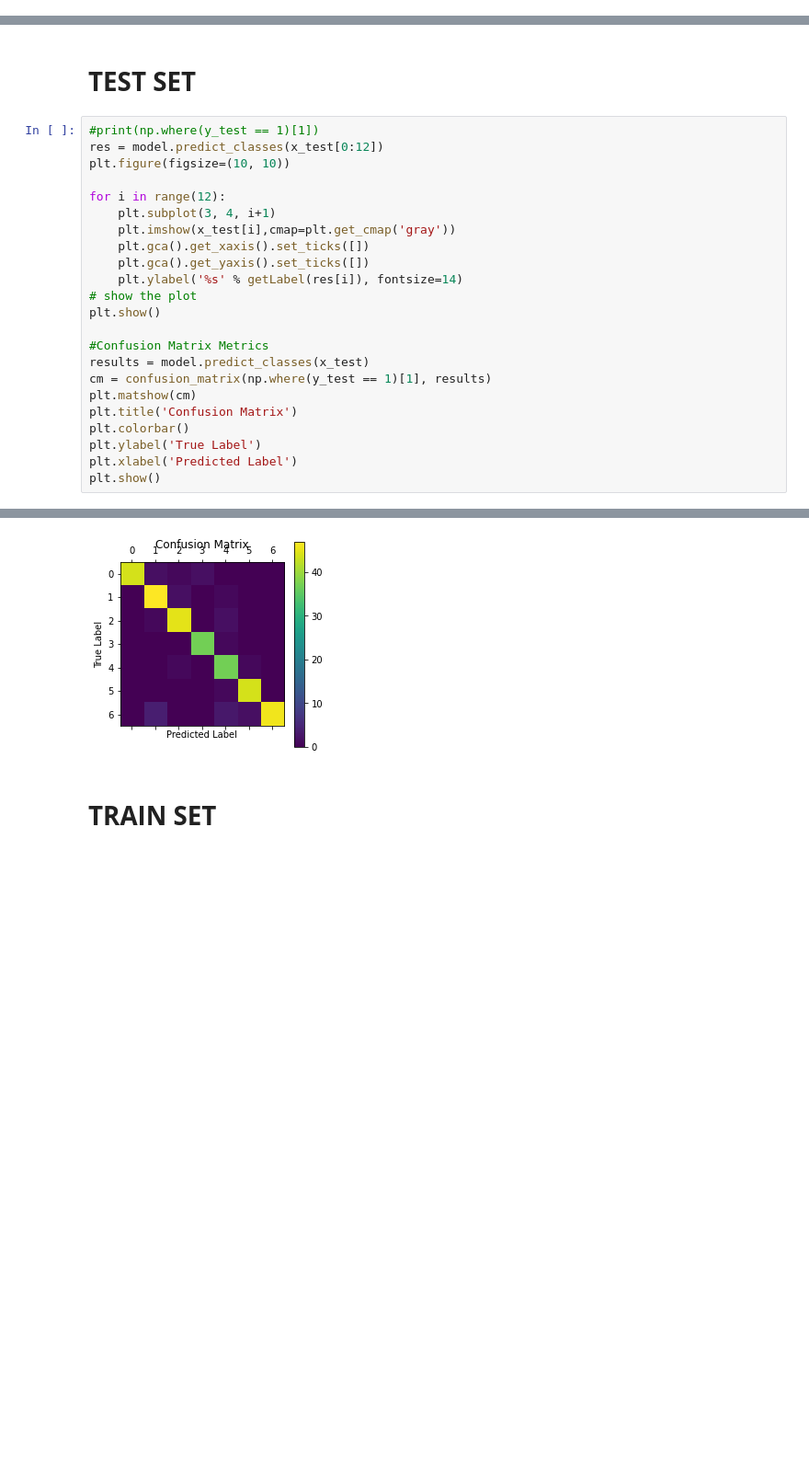
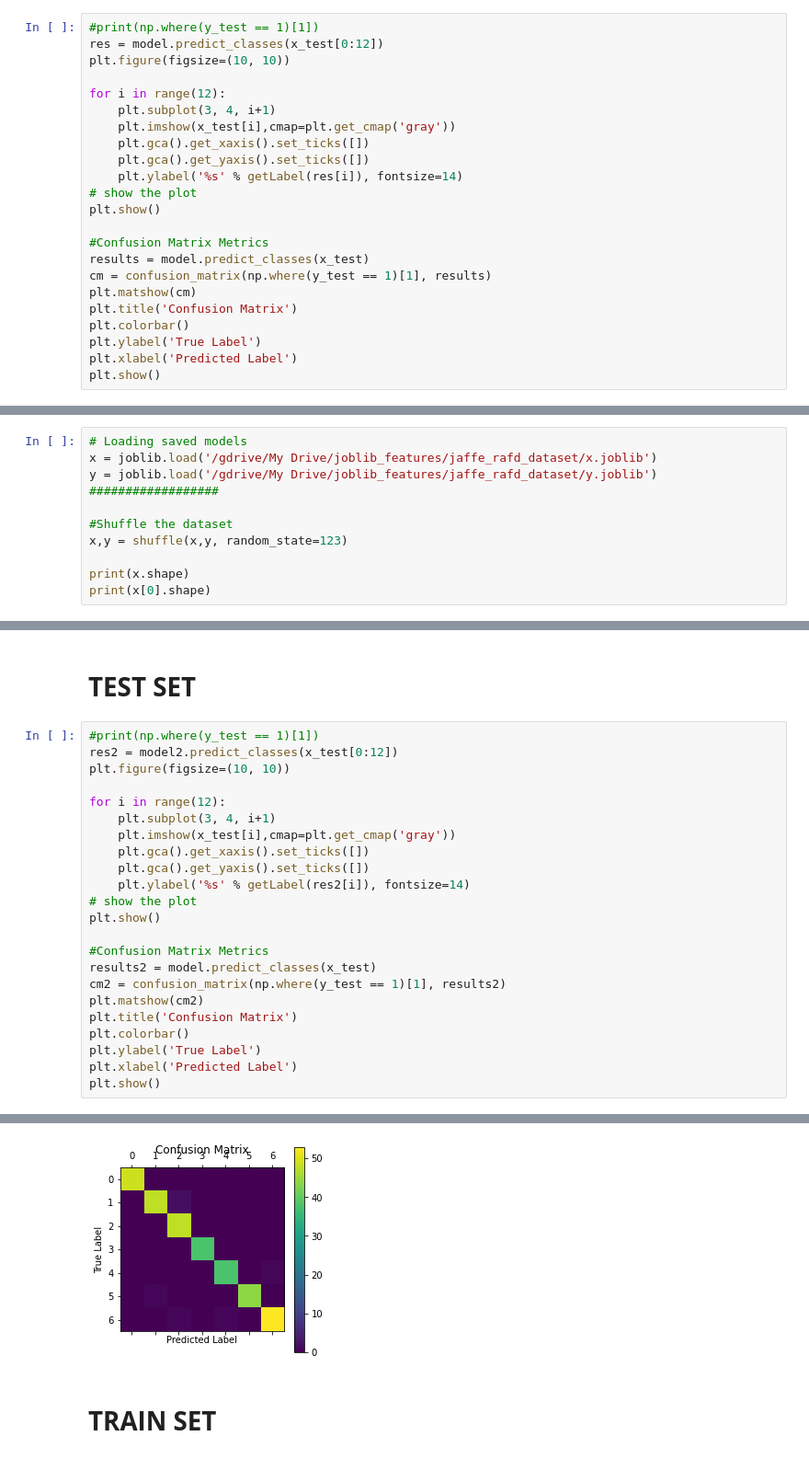
Before and after one commit to AlexTsev/DeepLearning, a Jupyter notebook: Emotion_Recognition_jaffe_rafd_kfold.ipynb, the cells around one changed output, grey strips where cells are left out. Shown at 92% size. Cells and saved outputs as stored; diff of their text form; blank space fills up the shorter version.

```diff
--- a/Emotion_Recognition_jaffe_rafd_kfold.ipynb
+++ b/Emotion_Recognition_jaffe_rafd_kfold.ipynb
@@ -443,0 +355,23 @@ number of epochs: 100
+# %%
+#print(np.where(y_test == 1)[1])
+res = model.predict_classes(x_test[0:12])
+plt.figure(figsize=(10, 10))
+
+for i in range(12):
+    plt.subplot(3, 4, i+1)
+    plt.imshow(x_test[i],cmap=plt.get_cmap('gray'))
+    plt.gca().get_xaxis().set_ticks([])
+    plt.gca().get_yaxis().set_ticks([])
+    plt.ylabel('%s' % getLabel(res[i]), fontsize=14)
+# show the plot
+plt.show()
+
+#Confusion Matrix Metrics
+results = model.predict_classes(x_test)
+cm = confusion_matrix(np.where(y_test == 1)[1], results)
+plt.matshow(cm)
+plt.title('Confusion Matrix')
+plt.colorbar()
+plt.ylabel('True Label')
+plt.xlabel('Predicted Label')
+plt.show()
@@ -443,0 +386,11 @@ number of epochs: 100
+# %%
+# Loading saved models
+x = joblib.load('/gdrive/My Drive/joblib_features/jaffe_rafd_dataset/x.joblib')
+y = joblib.load('/gdrive/My Drive/joblib_features/jaffe_rafd_dataset/y.joblib')
+##################
+
+#Shuffle the dataset
+x,y = shuffle(x,y, random_state=123)
+
+print(x.shape)
+print(x[0].shape)
@@ -445,30 +556,30 @@ number of epochs: 100
 # **TEST SET**
 # %%
 #print(np.where(y_test == 1)[1])
-res = model.predict_classes(x_test[0:12])
+res2 = model2.predict_classes(x_test[0:12])
 plt.figure(figsize=(10, 10))
 
 for i in range(12):
     plt.subplot(3, 4, i+1)
     plt.imshow(x_test[i],cmap=plt.get_cmap('gray'))
     plt.gca().get_xaxis().set_ticks([])
     plt.gca().get_yaxis().set_ticks([])
-    plt.ylabel('%s' % getLabel(res[i]), fontsize=14)
+    plt.ylabel('%s' % getLabel(res2[i]), fontsize=14)
 # show the plot
 plt.show()
 
 #Confusion Matrix Metrics
-results = model.predict_classes(x_test)
-cm = confusion_matrix(np.where(y_test == 1)[1], results)
-plt.matshow(cm)
+results2 = model.predict_classes(x_test)
+cm2 = confusion_matrix(np.where(y_test == 1)[1], results2)
+plt.matshow(cm2)
 plt.title('Confusion Matrix')
 plt.colorbar()
 plt.ylabel('True Label')
 plt.xlabel('Predicted Label')
 plt.show()
 # %% [output]
 [figure]
-[figure, old version]
+[figure, new version]
 # %% [markdown]
 # **TRAIN SET**
 # %%
```
Also changed, not shown: parts of 25 cells of this notebook.
